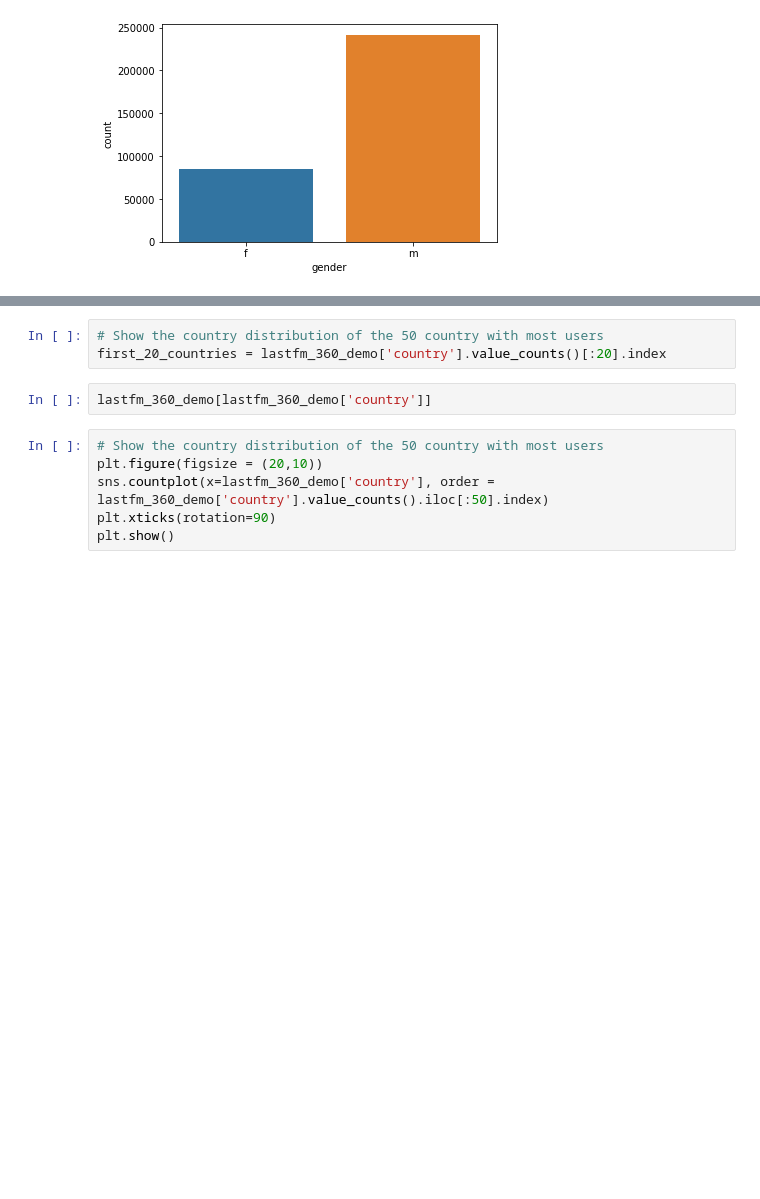
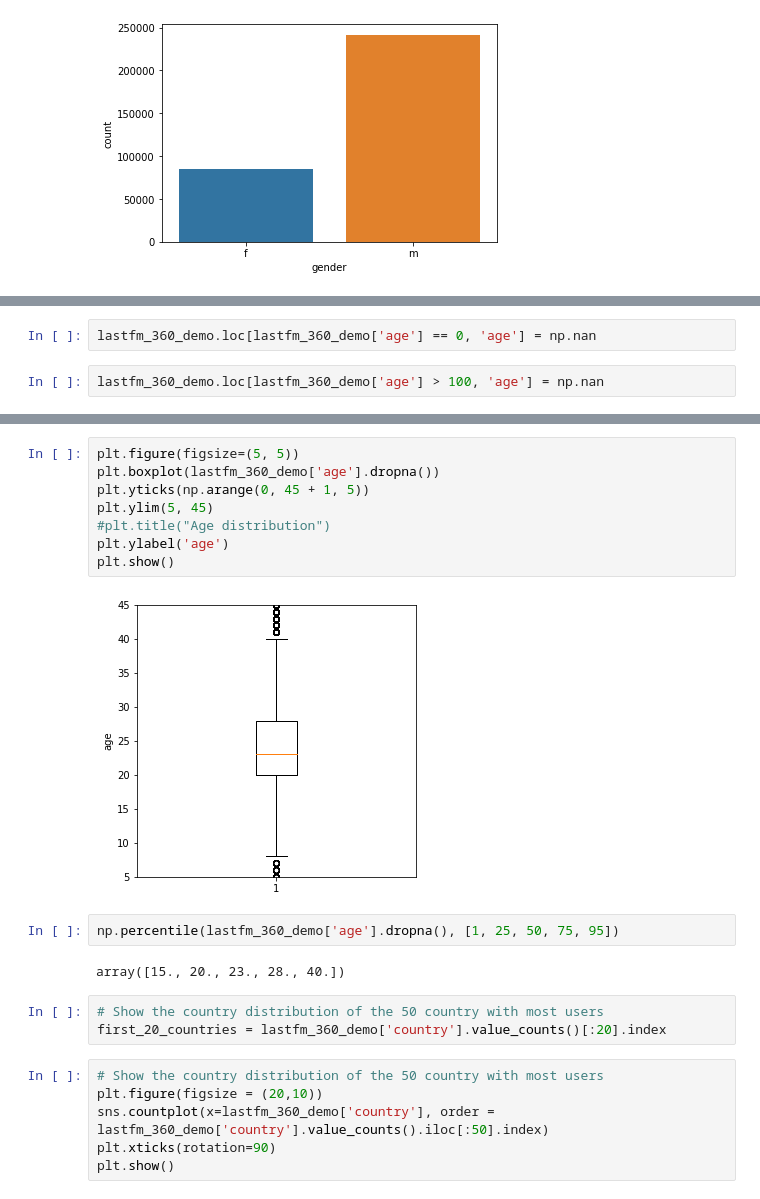
Before and after one commit to TimofeevAlex/LastFM, a Jupyter notebook: exploratory_analysis.ipynb, the cells around one changed output, grey strips where cells are left out. Drawn from its saved outputs; the diff is of its cells as text; blank space fills up the shorter version.

```diff
--- a/exploratory_analysis.ipynb
+++ b/exploratory_analysis.ipynb
@@ -389,0 +525,4 @@ plt.show()
+# %%
+lastfm_360_demo.loc[lastfm_360_demo['age'] == 0, 'age'] = np.nan
+# %%
+lastfm_360_demo.loc[lastfm_360_demo['age'] > 100, 'age'] = np.nan
@@ -390,8 +544,20 @@ plt.show()
+# %%
+plt.figure(figsize=(5, 5))
+plt.boxplot(lastfm_360_demo['age'].dropna())
+plt.yticks(np.arange(0, 45 + 1, 5))
+plt.ylim(5, 45)
+#plt.title("Age distribution")
+plt.ylabel('age')
+plt.show()
+# %% [output]
+[figure, added]
+# %%
+np.percentile(lastfm_360_demo['age'].dropna(), [1, 25, 50, 75, 95])
+# %% [output]
+array([15., 20., 23., 28., 40.])
 # %%
 # Show the country distribution of the 50 country with most users
 first_20_countries = lastfm_360_demo['country'].value_counts()[:20].index
-# %%
-lastfm_360_demo[lastfm_360_demo['country']]
 # %%
 # Show the country distribution of the 50 country with most users
 plt.figure(figsize = (20,10))
```
Also changed, not shown: parts of 63 cells of this notebook.
